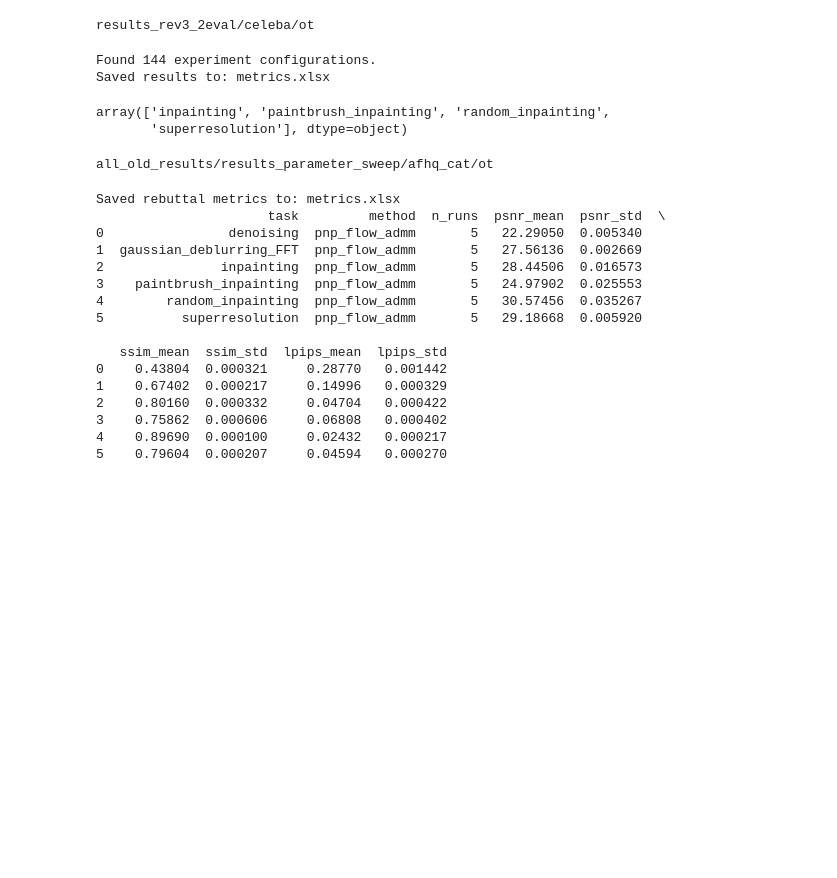
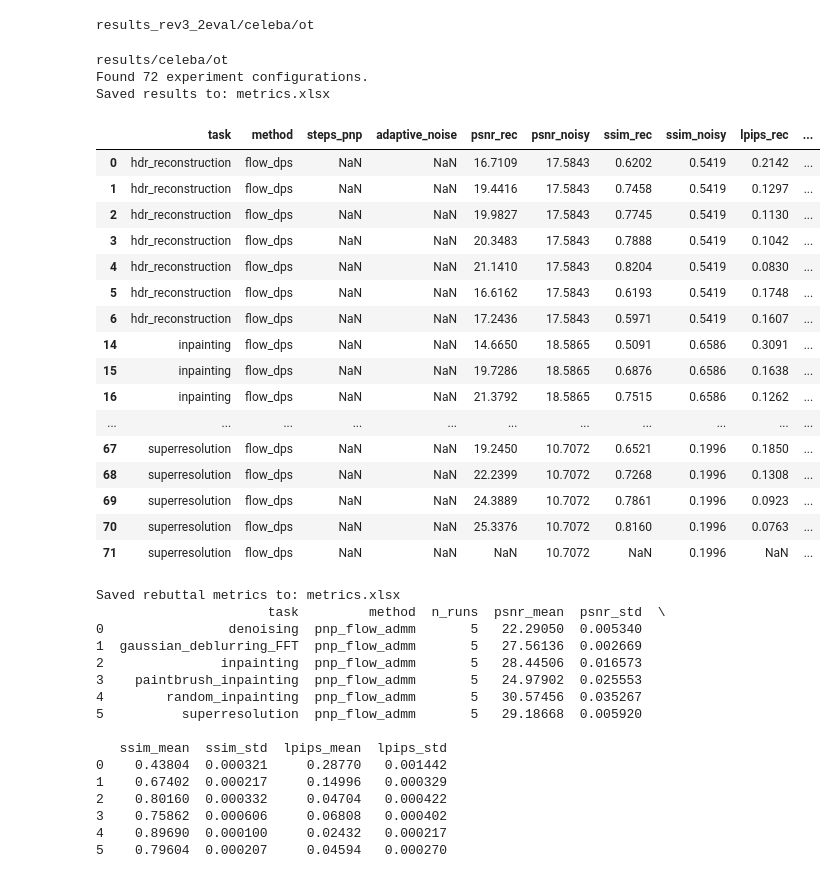
Before and after one commit to dibyanshu100/PnP_ConsensusFlow, a Jupyter notebook: graphs.ipynb, the cells around one changed output. Cells and saved outputs as stored; diff of their text form; code cells hidden in the pictures; blank space fills up the shorter version.

```diff
--- a/graphs.ipynb
+++ b/graphs.ipynb
@@ -111,20 +111,35 @@ results_rev3_2eval/celeba/ot
 # %%
 # ROOT_DIR = Path("results_celeba_rev_1/celeba/ot")
 
 # df = gu.extract_basic_metrics_variable_params(ROOT_DIR, "metrics.xlsx")
 # display(df)
 # print(ROOT_DIR)
-ROOT_DIR = Path("all_old_results/results_parameter_sweep/afhq_cat/ot")
-
+ROOT_DIR = Path("results/celeba/ot")
+print(ROOT_DIR)
 df = gu.extract_basic_metrics_variable_params(ROOT_DIR, "metrics.xlsx")
-display(df)
-print(ROOT_DIR)
+display(df[df['method']=='flow_dps'])
+# print(ROOT_DIR)
 # %% [output]
-Found 144 experiment configurations.
+results/celeba/ot
+Found 72 experiment configurations.
 Saved results to: metrics.xlsx
-array(['inpainting', 'paintbrush_inpainting', 'random_inpainting',
-       'superresolution'], dtype=object)
-all_old_results/results_parameter_sweep/afhq_cat/ot
+|  | task | method | steps_pnp | adaptive_noise | psnr_rec | psnr_noisy | ssim_rec | ssim_noisy | lpips_rec | ... |
+| 0 | hdr_reconstruction | flow_dps | NaN | NaN | 16.7109 | 17.5843 | 0.6202 | 0.5419 | 0.2142 | ... |
+| 1 | hdr_reconstruction | flow_dps | NaN | NaN | 19.4416 | 17.5843 | 0.7458 | 0.5419 | 0.1297 | ... |
+| 2 | hdr_reconstruction | flow_dps | NaN | NaN | 19.9827 | 17.5843 | 0.7745 | 0.5419 | 0.1130 | ... |
+| 3 | hdr_reconstruction | flow_dps | NaN | NaN | 20.3483 | 17.5843 | 0.7888 | 0.5419 | 0.1042 | ... |
+| 4 | hdr_reconstruction | flow_dps | NaN | NaN | 21.1410 | 17.5843 | 0.8204 | 0.5419 | 0.0830 | ... |
+| 5 | hdr_reconstruction | flow_dps | NaN | NaN | 16.6162 | 17.5843 | 0.6193 | 0.5419 | 0.1748 | ... |
+| 6 | hdr_reconstruction | flow_dps | NaN | NaN | 17.2436 | 17.5843 | 0.5971 | 0.5419 | 0.1607 | ... |
+| 14 | inpainting | flow_dps | NaN | NaN | 14.6650 | 18.5865 | 0.5091 | 0.6586 | 0.3091 | ... |
+| 15 | inpainting | flow_dps | NaN | NaN | 19.7286 | 18.5865 | 0.6876 | 0.6586 | 0.1638 | ... |
+| 16 | inpainting | flow_dps | NaN | NaN | 21.3792 | 18.5865 | 0.7515 | 0.6586 | 0.1262 | ... |
+| ... | ... | ... | ... | ... | ... | ... | ... | ... | ... | ... |
+| 67 | superresolution | flow_dps | NaN | NaN | 19.2450 | 10.7072 | 0.6521 | 0.1996 | 0.1850 | ... |
+| 68 | superresolution | flow_dps | NaN | NaN | 22.2399 | 10.7072 | 0.7268 | 0.1996 | 0.1308 | ... |
+| 69 | superresolution | flow_dps | NaN | NaN | 24.3889 | 10.7072 | 0.7861 | 0.1996 | 0.0923 | ... |
+| 70 | superresolution | flow_dps | NaN | NaN | 25.3376 | 10.7072 | 0.8160 | 0.1996 | 0.0763 | ... |
+| 71 | superresolution | flow_dps | NaN | NaN | NaN | 10.7072 | NaN | 0.1996 | NaN | ... |
 # %%
 summary = gu.extract_rebuttal_metrics(
     # root_dir=Path("results/afhq_cat/ot"),
```
Also changed, not shown: parts of 1 cell of this notebook, 5 other files.
